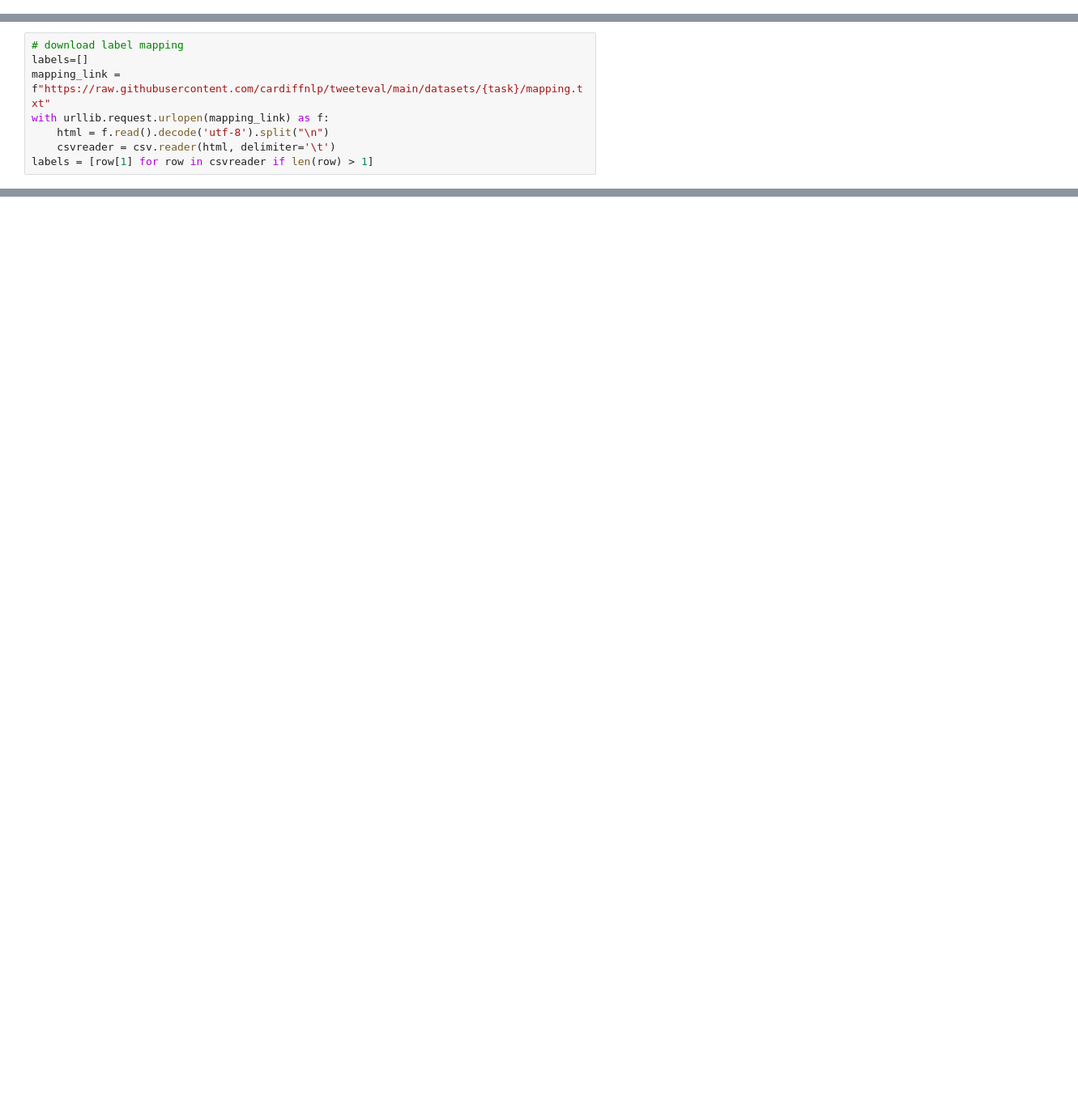
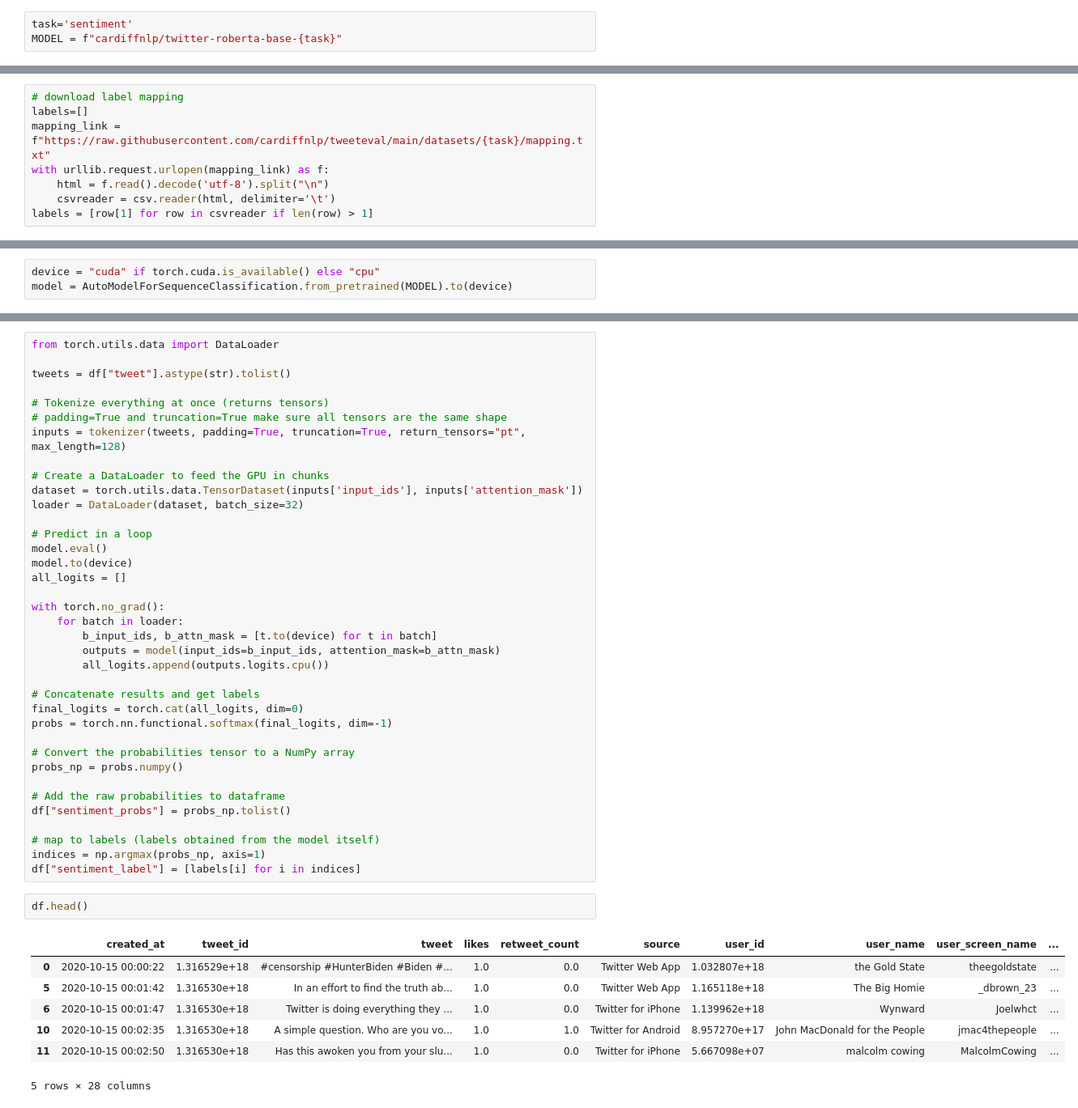
Before and after one commit to marcussleongg/twitter_political_sentiment_analysis, a Jupyter notebook: notebooks/analysis.ipynb, the cells around one changed output, grey strips where cells are left out. Shown at 81% size. Drawn from its saved outputs; the diff is of its cells as text; blank space fills up the shorter version.

Commit message:
Sentiment analysis of data, parallelized

```diff
--- a/notebooks/analysis.ipynb
+++ b/notebooks/analysis.ipynb
@@ -658,2 +639,5 @@ Sentiment analysis
+# %%
+task='sentiment'
+MODEL = f"cardiffnlp/twitter-roberta-base-{task}"
 # %%
 tokenizer = AutoTokenizer.from_pretrained(MODEL)
@@ -709,0 +652,3 @@ merged_english[["tweet", 'human_label_context', 'human_label_words_only', "senti
+# %%
+device = "cuda" if torch.cuda.is_available() else "cpu"
+model = AutoModelForSequenceClassification.from_pretrained(MODEL).to(device)
@@ -709,0 +663,47 @@ merged_english[["tweet", 'human_label_context', 'human_label_words_only', "senti
+# %%
+from torch.utils.data import DataLoader
+
+tweets = df["tweet"].astype(str).tolist()
+
+# Tokenize everything at once (returns tensors)
+# padding=True and truncation=True make sure all tensors are the same shape
+inputs = tokenizer(tweets, padding=True, truncation=True, return_tensors="pt", max_length=128)
+
+# Create a DataLoader to feed the GPU in chunks
+dataset = torch.utils.data.TensorDataset(inputs['input_ids'], inputs['attention_mask'])
+loader = DataLoader(dataset, batch_size=32)
+
+# Predict in a loop
+model.eval()
+model.to(device)
+all_logits = []
+
+with torch.no_grad():
+    for batch in loader:
+        b_input_ids, b_attn_mask = [t.to(device) for t in batch]
+        outputs = model(input_ids=b_input_ids, attention_mask=b_attn_mask)
+        all_logits.append(outputs.logits.cpu())
+
+# Concatenate results and get labels
+final_logits = torch.cat(all_logits, dim=0)
+probs = torch.nn.functional.softmax(final_logits, dim=-1)
+
+# Convert the probabilities tensor to a NumPy array
+probs_np = probs.numpy()
+
+# Add the raw probabilities to dataframe
+df["sentiment_probs"] = probs_np.tolist()
+
+# map to labels (labels obtained from the model itself)
+indices = np.argmax(probs_np, axis=1)
+df["sentiment_label"] = [labels[i] for i in indices]
+# %%
+df.head()
+# %% [output]
+|  | created_at | tweet_id | tweet | likes | retweet_count | source | user_id | user_name | user_screen_name | ... |
+| 0 | 2020-10-15 00:00:22 | 1.316529e+18 | #censorship #HunterBiden #Biden #... | 1.0 | 0.0 | Twitter Web App | 1.032807e+18 | the Gold State | theegoldstate | ... |
+| 5 | 2020-10-15 00:01:42 | 1.316530e+18 | In an effort to find the truth ab... | 1.0 | 0.0 | Twitter Web App | 1.165118e+18 | The Big Homie | _dbrown_23 | ... |
+| 6 | 2020-10-15 00:01:47 | 1.316530e+18 | Twitter is doing everything they ... | 1.0 | 0.0 | Twitter for iPhone | 1.139962e+18 | Wynward | Joelwhct | ... |
+| 10 | 2020-10-15 00:02:35 | 1.316530e+18 | A simple question. Who are you vo... | 1.0 | 1.0 | Twitter for Android | 8.957270e+17 | John MacDonald for the People | jmac4thepeople | ... |
+| 11 | 2020-10-15 00:02:50 | 1.316530e+18 | Has this awoken you from your slu... | 1.0 | 0.0 | Twitter for iPhone | 5.667098e+07 | malcolm cowing | MalcolmCowing | ... |
+5 rows × 28 columns
```
Also changed, not shown: parts of 18 cells of this notebook.
